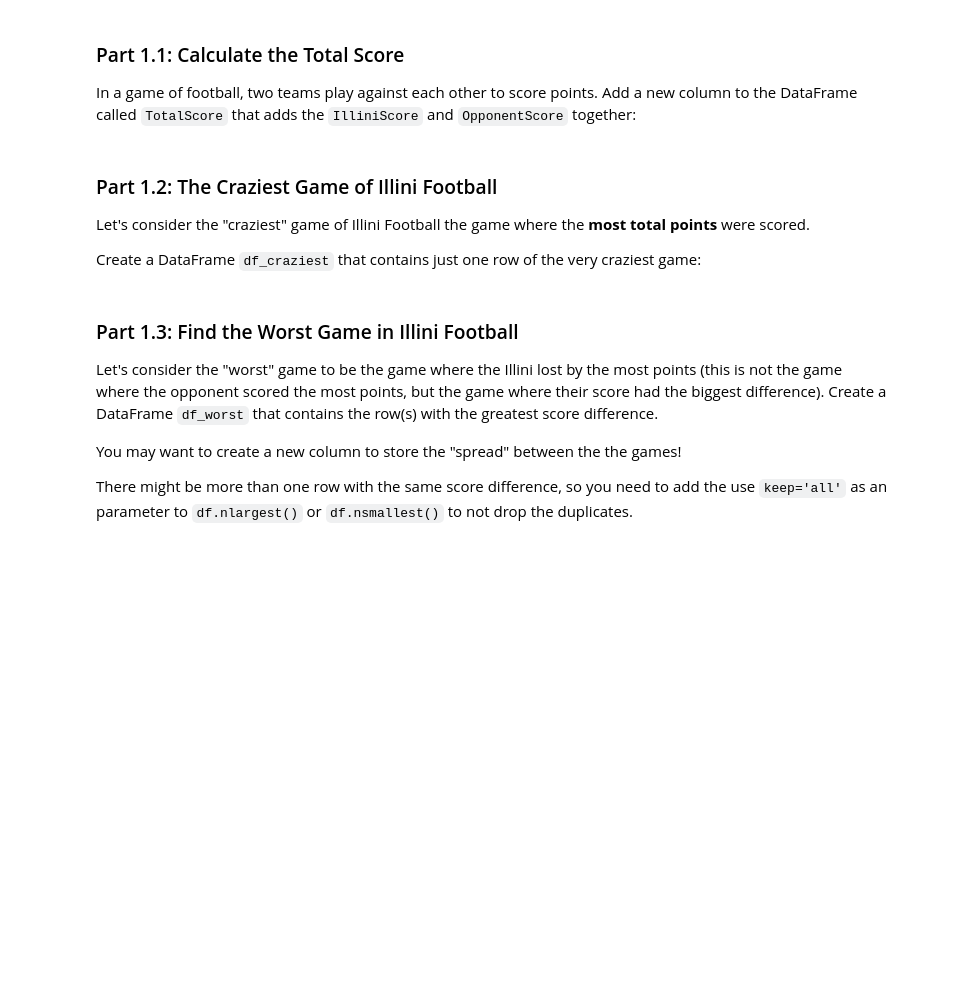
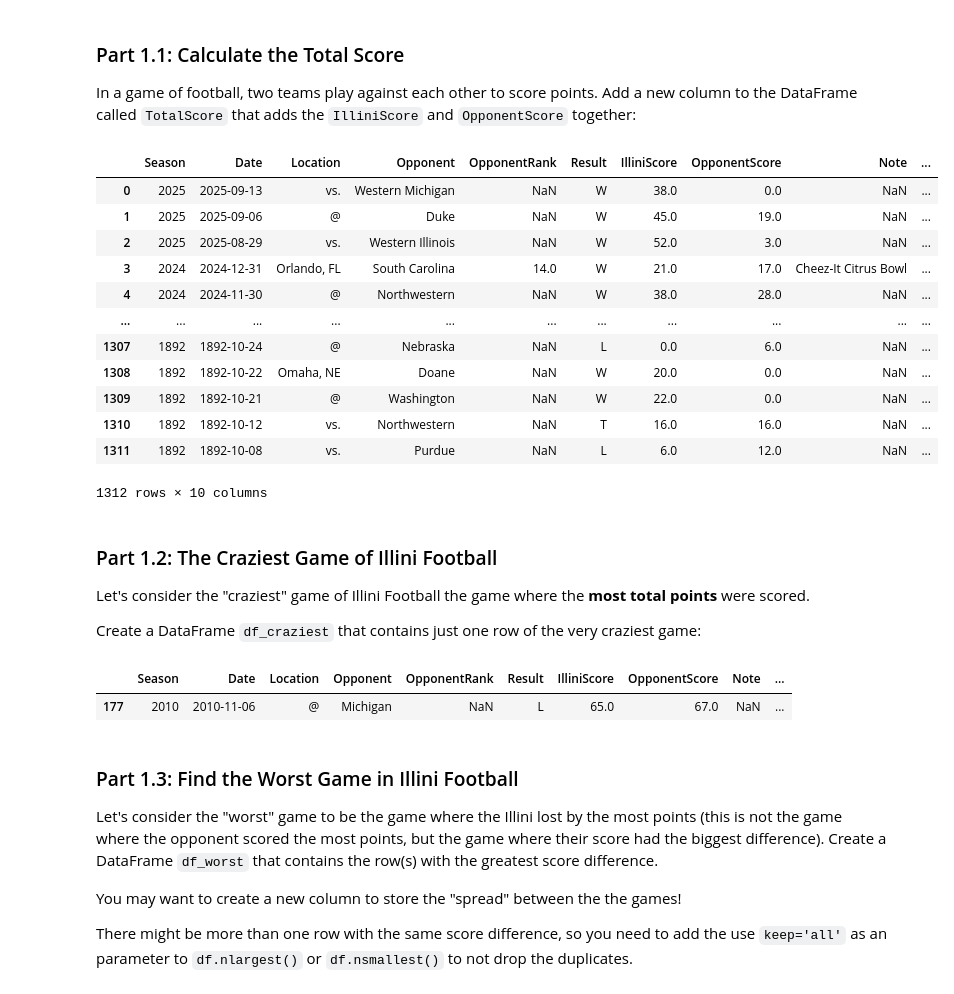
Before and after one commit to JoshuaMorales1245/Personal-Projects, a Jupyter notebook: lab_illini/lab_illini.ipynb, the cells around one changed output. Saved outputs shown, nothing was run; the diff lists cells and outputs as text; code cells hidden in the pictures; blank space fills up the shorter version.

```diff
--- a/lab_illini/lab_illini.ipynb
+++ b/lab_illini/lab_illini.ipynb
@@ -47,4 +47,6 @@ http://waf.cs.illinois.edu/discovery/football.csv
 
 Load this dataset into a DataFrame called `df`!
 # %%
-...
+import pandas as pd
+df=pd.read_csv("http://waf.cs.illinois.edu/discovery/football.csv")
+df
@@ -54,8 +70,22 @@ Load this dataset into a DataFrame called `df`!
 In a game of football, two teams play against each other to score points.  Add a new column to the DataFrame called `TotalScore` that adds the `IlliniScore` and `OpponentScore` together:
 # %%
 # Add a `TotalScore` column to the DataFrame:
-...
+df["TotalScore"] = df["IlliniScore"] + df["OpponentScore"]
 df
+# %% [output]
+|  | Season | Date | Location | Opponent | OpponentRank | Result | IlliniScore | OpponentScore | Note | ... |
+| 0 | 2025 | 2025-09-13 | vs. | Western Michigan | NaN | W | 38.0 | 0.0 | NaN | ... |
+| 1 | 2025 | 2025-09-06 | @ | Duke | NaN | W | 45.0 | 19.0 | NaN | ... |
+| 2 | 2025 | 2025-08-29 | vs. | Western Illinois | NaN | W | 52.0 | 3.0 | NaN | ... |
+| 3 | 2024 | 2024-12-31 | Orlando, FL | South Carolina | 14.0 | W | 21.0 | 17.0 | Cheez-It Citrus Bowl | ... |
+| 4 | 2024 | 2024-11-30 | @ | Northwestern | NaN | W | 38.0 | 28.0 | NaN | ... |
+| ... | ... | ... | ... | ... | ... | ... | ... | ... | ... | ... |
+| 1307 | 1892 | 1892-10-24 | @ | Nebraska | NaN | L | 0.0 | 6.0 | NaN | ... |
+| 1308 | 1892 | 1892-10-22 | Omaha, NE | Doane | NaN | W | 20.0 | 0.0 | NaN | ... |
+| 1309 | 1892 | 1892-10-21 | @ | Washington | NaN | W | 22.0 | 0.0 | NaN | ... |
+| 1310 | 1892 | 1892-10-12 | vs. | Northwestern | NaN | T | 16.0 | 16.0 | NaN | ... |
+| 1311 | 1892 | 1892-10-08 | vs. | Purdue | NaN | L | 6.0 | 12.0 | NaN | ... |
+1312 rows × 10 columns
 # %% [markdown]
 ### Part 1.2: The Craziest Game of Illini Football
 
@@ -63,7 +93,11 @@ Let's consider the "craziest" game of Illini Football the game where the **most
 
 Create a DataFrame `df_craziest` that contains just one row of the very craziest game:
 # %%
-...
+df_craziest = df.loc[[df["TotalScore"].idxmax()]]
+df_craziest
+# %% [output]
+|  | Season | Date | Location | Opponent | OpponentRank | Result | IlliniScore | OpponentScore | Note | ... |
+| 177 | 2010 | 2010-11-06 | @ | Michigan | NaN | L | 65.0 | 67.0 | NaN | ... |
 # %% [markdown]
 ### Part 1.3: Find the Worst Game in Illini Football
 
```
Also changed, not shown: parts of 18 cells of this notebook.
